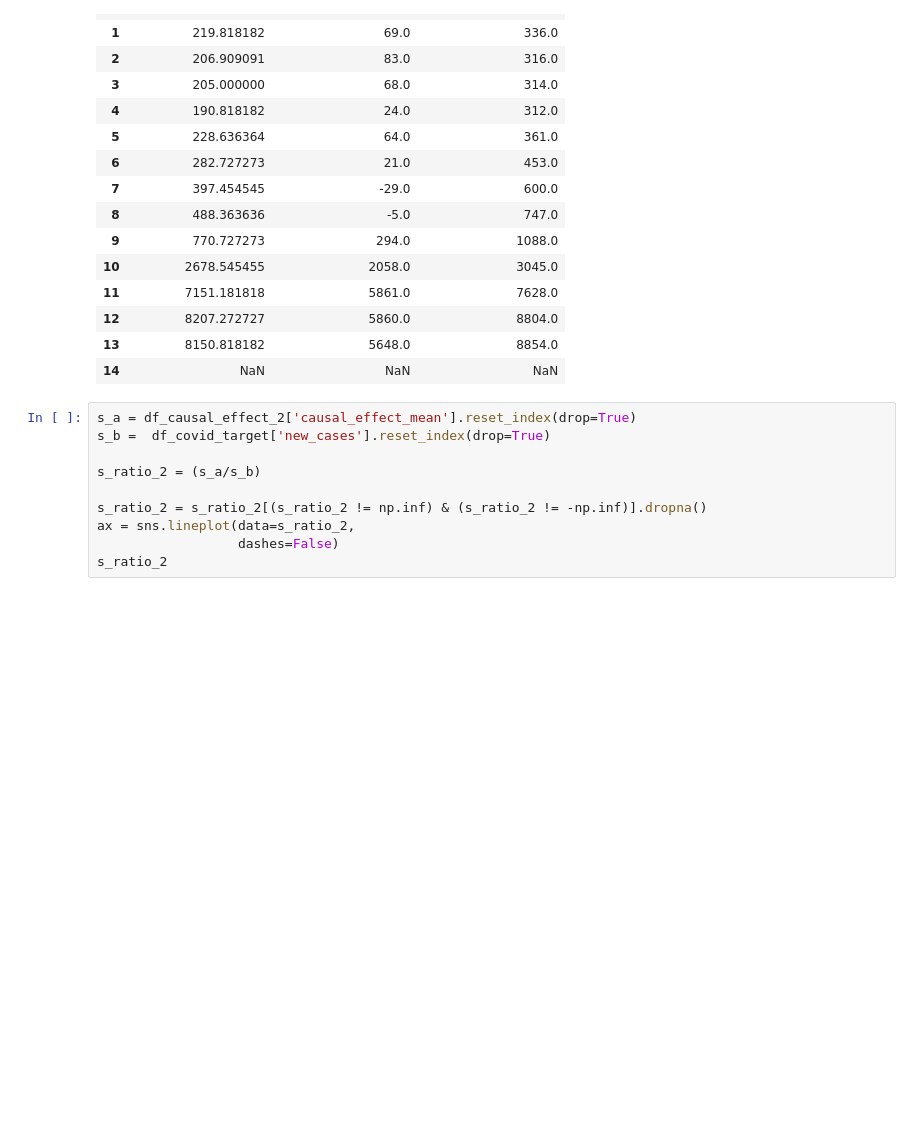
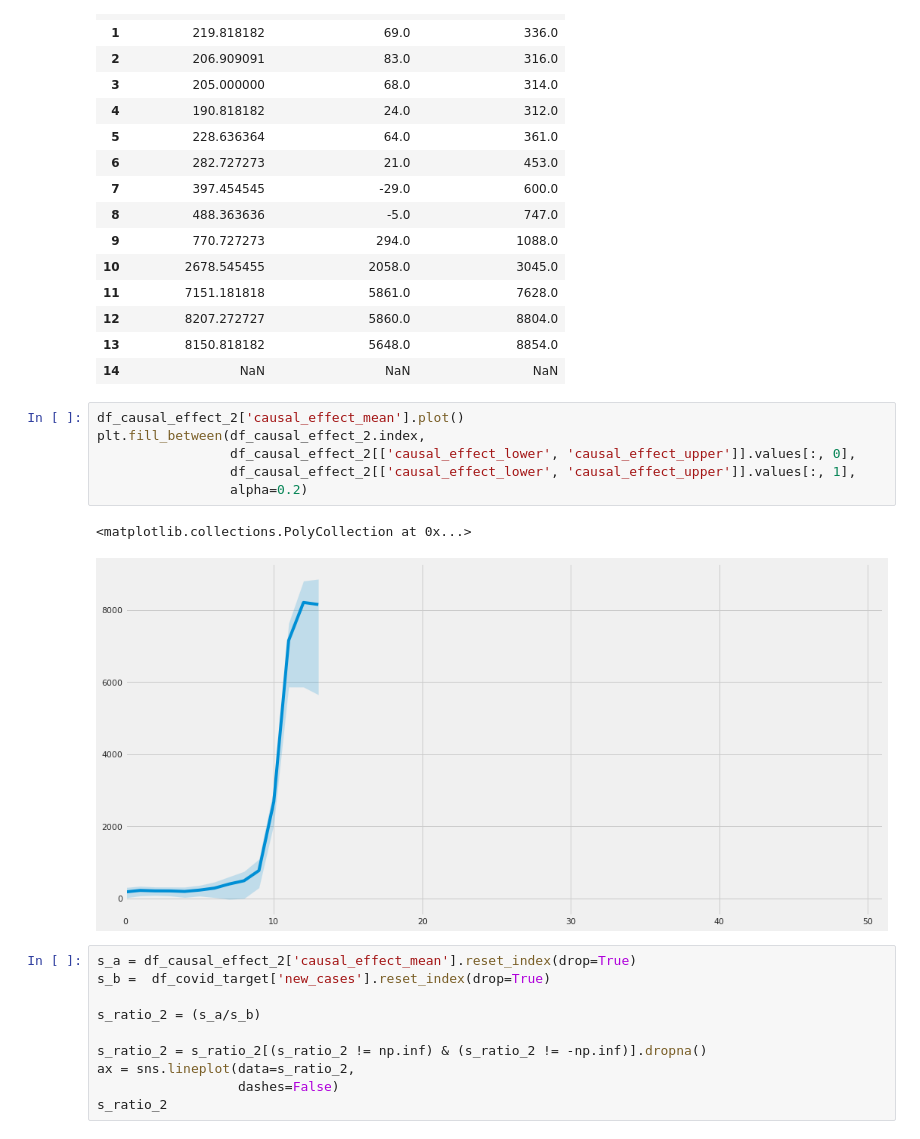
Before and after one commit to funcional-health-analytics/covid19-analytics, a Jupyter notebook: notebooks/eda_srag.ipynb, the cells around one changed output. Drawn from its saved outputs; the diff is of its cells as text; blank space fills up the shorter version.

```diff
--- a/notebooks/eda_srag.ipynb
+++ b/notebooks/eda_srag.ipynb
@@ -251,6 +256,15 @@ df_causal_effect_2.head(15)
 | 12 | 8207.272727 | 5860.0 | 8804.0 |
 | 13 | 8150.818182 | 5648.0 | 8854.0 |
 | 14 | NaN | NaN | NaN |
+# %%
+df_causal_effect_2['causal_effect_mean'].plot()
+plt.fill_between(df_causal_effect_2.index,
+                 df_causal_effect_2[['causal_effect_lower', 'causal_effect_upper']].values[:, 0],
+                 df_causal_effect_2[['causal_effect_lower', 'causal_effect_upper']].values[:, 1],
+                 alpha=0.2)
+# %% [output]
+<matplotlib.collections.PolyCollection at 0x...>
+[figure, added]
 # %%
 s_a = df_causal_effect_2['causal_effect_mean'].reset_index(drop=True)
 s_b =  df_covid_target['new_cases'].reset_index(drop=True)
```
Also changed, not shown: parts of 2 cells of this notebook, 1 other file.
